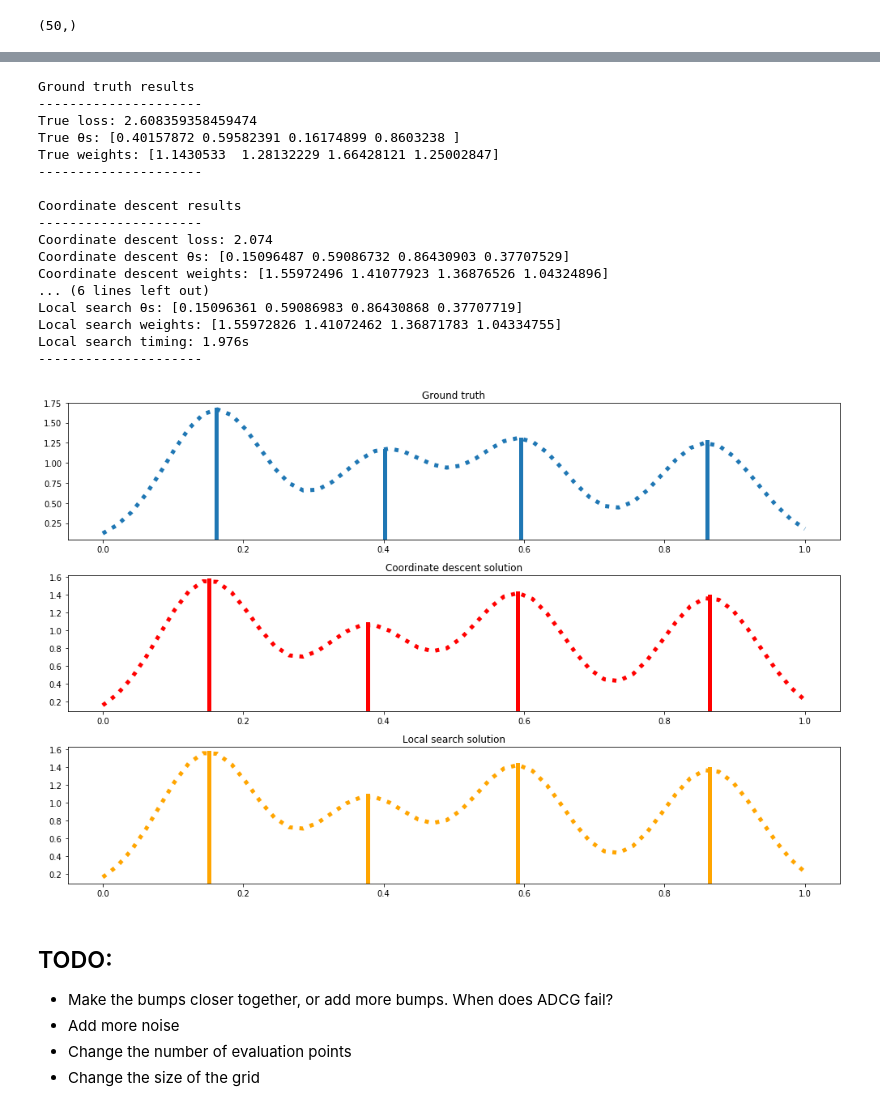
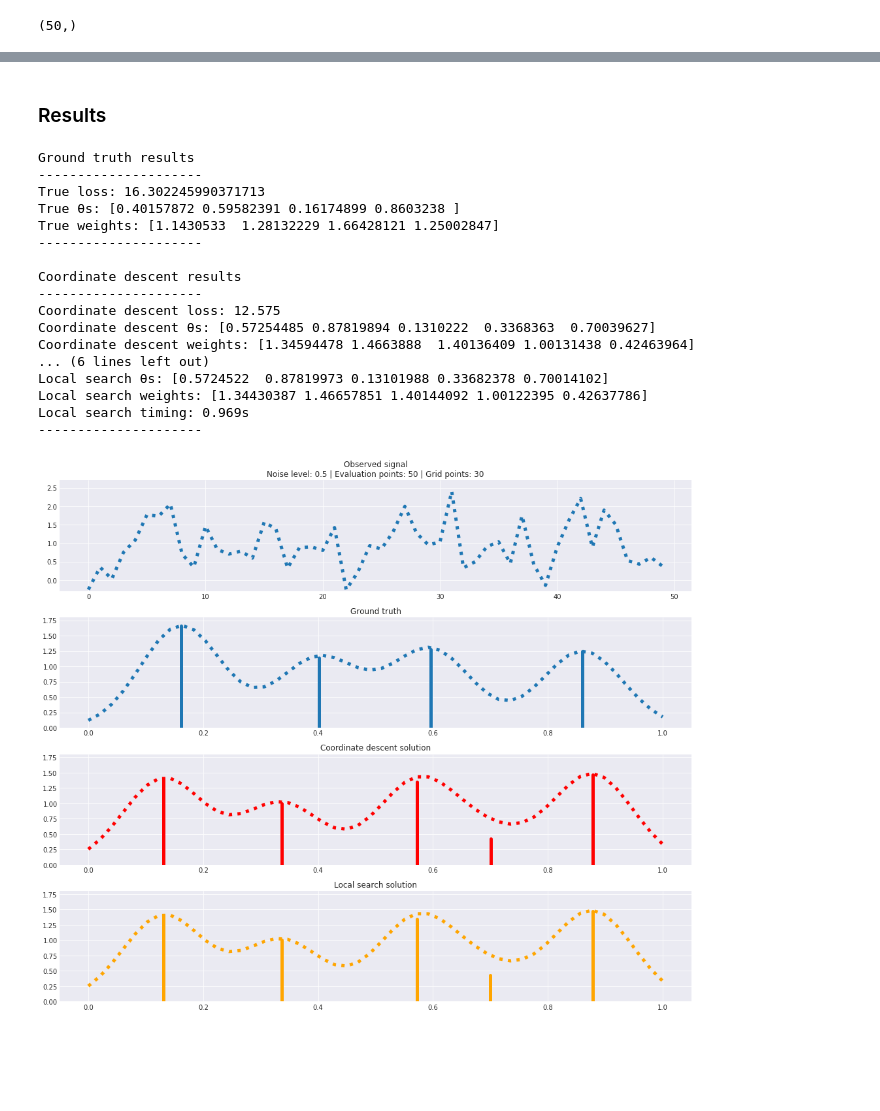
Before and after one commit to azouaoui-cv/MFDS_ADCG_project, a Jupyter notebook: ADCG_tutorial.ipynb, the cells around one changed output, grey strips where cells are left out. Saved outputs shown, nothing was run; the diff lists cells and outputs as text; code cells hidden in the pictures; blank space fills up the shorter version.

```diff
--- a/ADCG_tutorial.ipynb
+++ b/ADCG_tutorial.ipynb
@@ -14,6 +15,7 @@ pylab.ion()
 # %% [markdown]
 ## Style
 # %%
+sns.set_style("darkgrid")
 pylab.rcParams["lines.linestyle"] = ':'
 pylab.rcParams["lines.linewidth"] = 5
 pylab.rcParams["figure.figsize"] = (14, 3)
@@ -133,0 +241,15 @@ def select_k(history):
+# %%
+# Generate ground truth θs and weights ws
+np.random.seed(69)
+num_true_θs = np.random.randint(2, 5)
+noise_level = 0.5
+true_θs = np.random.rand(num_true_θs)
+true_weights = np.random.rand(num_true_θs) + 1
+y = (Ψ(true_weights, true_θs)
+     + noise_level * np.random.randn(len(evaluation_points)))
+pylab.figure()
+pylab.title("Ground Truth")
+pylab.plot(evaluation_points, Ψ(true_weights, true_θs))
+pylab.figure()
+pylab.title("Observed signal")
+pylab.plot(y);
@@ -134,3 +264,5 @@ def select_k(history):
+# %% [markdown]
+### Results
 # %%
 # Let's run it!
 start = time()
@@ -153,54 +285,63 @@ print("Coordinate descent loss: %.3f" % res_cd[0])
 print("Coordinate descent θs:", res_cd[1])
 print("Coordinate descent weights:", res_cd[2])
 print("Coordinate descent timing: %.3fs" % time_cd)
 print("---------------------\n")
 # Joint optimization results
 print("Joint optimization results")
 print("---------------------")
 print("Local search loss: %.3f" % res_ls[0])
 print("Local search θs:", res_ls[1])
 print("Local search weights:", res_ls[2])
 print("Local search timing: %.3fs" % time_ls)
 print("---------------------\n")
-figure, axes = pylab.subplots(nrows=3, ncols=1, figsize=(14, 9))
-axes[0].set_title("Ground truth")
-axes[0].plot(evaluation_points, Ψ(true_weights, true_θs))
+figure, axes = pylab.subplots(nrows=4, ncols=1, figsize=(14, 12))
+
+for ax in axes[1:]:
+    ax.set_ylim(bottom=0., top=1.8)
+
+axes[0].set_ylim(bottom=-0.3, top=2.7)
+axes[0].set_title("Observed signal\n"
+                  f"Noise level: {noise_level} | "
+                  f"Evaluation points: {len(evaluation_points)} | "
+                  f"Grid points: {len(grid_points)}")
+axes[0].plot(y)
+axes[1].set_title("Ground truth")
+axes[1].plot(evaluation_points, Ψ(true_weights, true_θs))
 for i, θ in enumerate(true_θs):
-    axes[0].axvline(x=θ, ymax=true_weights[i] / axes[0].get_ylim()[1],
+    axes[1].axvline(x=θ, ymin=0,
+                    ymax=true_weights[i] / axes[1].get_ylim()[1],
                     linestyle="-")
-axes[1].set_title("Coordinate descent solution")
-axes[1].plot(evaluation_points, Ψ(res_cd[2], res_cd[1]), c="red")
+axes[2].set_title("Coordinate descent solution")
+axes[2].plot(evaluation_points, Ψ(res_cd[2], res_cd[1]), c="red")
 for i, θ in enumerate(res_cd[1]):
-    axes[1].axvline(x=θ, ymax=res_cd[2][i] / axes[1].get_ylim()[1],
+    axes[2].axvline(x=θ, ymin=0,
+                    ymax=res_cd[2][i] / axes[2].get_ylim()[1],
                     linestyle="-", color="red")
-axes[2].set_title("Local search solution")
-axes[2].plot(evaluation_points, Ψ(res_ls[2], res_ls[1]), c="orange")
+axes[3].set_title("Local search solution")
+axes[3].plot(evaluation_points, Ψ(res_ls[2], res_ls[1]), c="orange")
 for i, θ in enumerate(res_ls[1]):
-    axes[2].axvline(x=θ, ymax=res_ls[2][i] / axes[2].get_ylim()[1],
+    axes[3].axvline(x=θ, ymin=0,
+                    ymax=res_ls[2][i] / axes[3].get_ylim()[1],
                     linestyle="-", color="orange")
+
+
 pylab.tight_layout();
 # %% [output]
 Ground truth results
 ---------------------
-True loss: 2.608359358459474
+True loss: 16.302245990371713
 True θs: [0.40157872 0.59582391 0.16174899 0.8603238 ]
 True weights: [1.1430533  1.28132229 1.66428121 1.25002847]
 ---------------------
 
 Coordinate descent results
 ---------------------
-Coordinate descent loss: 2.074
-Coordinate descent θs: [0.15096487 0.59086732 0.86430903 0.37707529]
-Coordinate descent weights: [1.55972496 1.41077923 1.36876526 1.04324896]
+Coordinate descent loss: 12.575
+Coordinate descent θs: [0.57254485 0.87819894 0.1310222  0.3368363  0.70039627]
+Coordinate descent weights: [1.34594478 1.4663888  1.40136409 1.00131438 0.42463964]
 ... (6 lines left out)
-Local search θs: [0.15096361 0.59086983 0.86430868 0.37707719]
-Local search weights: [1.55972826 1.41072462 1.36871783 1.04334755]
-Local search timing: 1.976s
+Local search θs: [0.5724522  0.87819973 0.13101988 0.33682378 0.70014102]
+Local search weights: [1.34430387 1.46657851 1.40144092 1.00122395 0.42637786]
+Local search timing: 0.969s
 ---------------------
-[figure, old version]
+[figure, new version]
-# %% [markdown]
-## TODO:
-* Make the bumps closer together, or add more bumps. When does ADCG fail?
-* Add more noise
-* Change the number of evaluation points
-* Change the size of the grid
```
Also changed, not shown: parts of 71 cells of this notebook.
